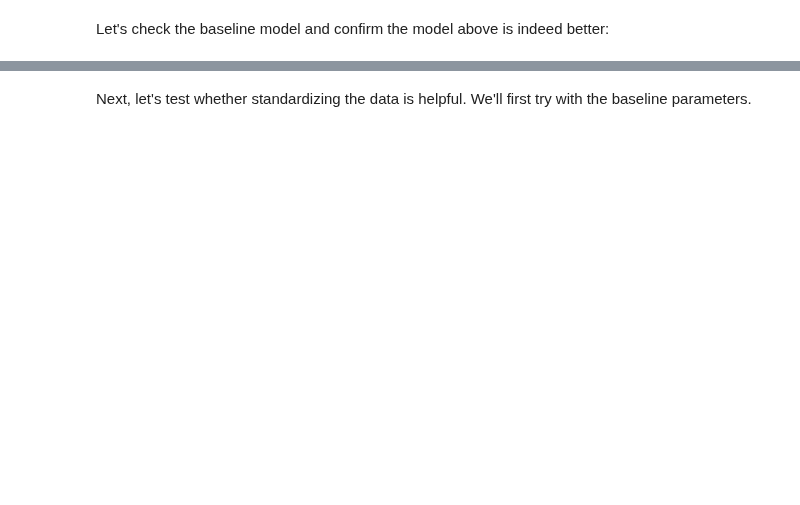
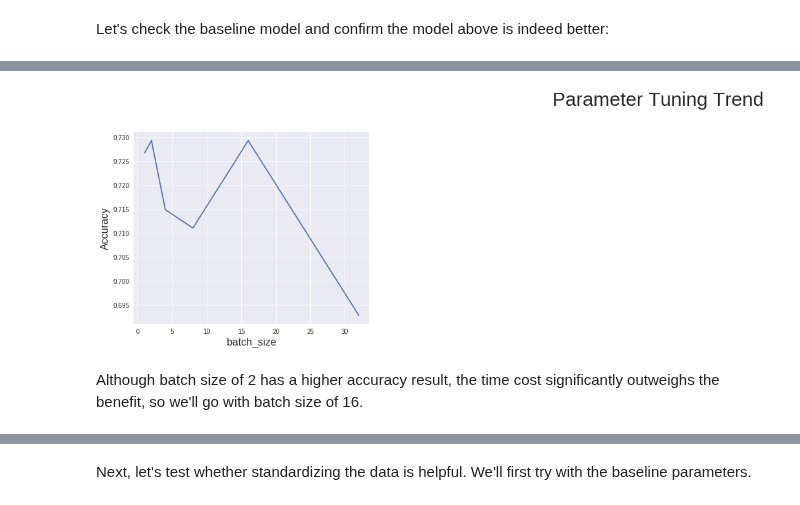
Before and after one commit to georgeliu1998/keras_model_tuning, a Jupyter notebook: keras.ipynb, the cells around one changed output, grey strips where cells are left out. Cells and saved outputs as stored; diff of their text form; code cells hidden in the pictures; blank space fills up the shorter version.

```diff
--- a/keras.ipynb
+++ b/keras.ipynb
@@ -591,0 +605,8 @@ Let's check the baseline model and confirm the model above is indeed better:
+# %%
+batch_size = [2 ** e for e in range(6)]
+
+tuning_options = get_tuning_options(batch_size=batch_size)
+
+results_batch = run_test(X=X, y=y,
+                         param_dict=param_dict,
+                         tuning_options=tuning_options)
@@ -592 +631,8 @@ Let's check the baseline model and confirm the model above is indeed better:
+# %%
+df_batch = wrangle_results(results_batch)
+visualize_trend(df_batch)
+# %% [output]
+[figure, added]
+# %% [markdown]
+Although batch size of 2 has a higher accuracy result, the time cost significantly outweighs the benefit, so we'll go with batch size of 16.
 # %%
```
Also changed, not shown: parts of 37 cells of this notebook.
